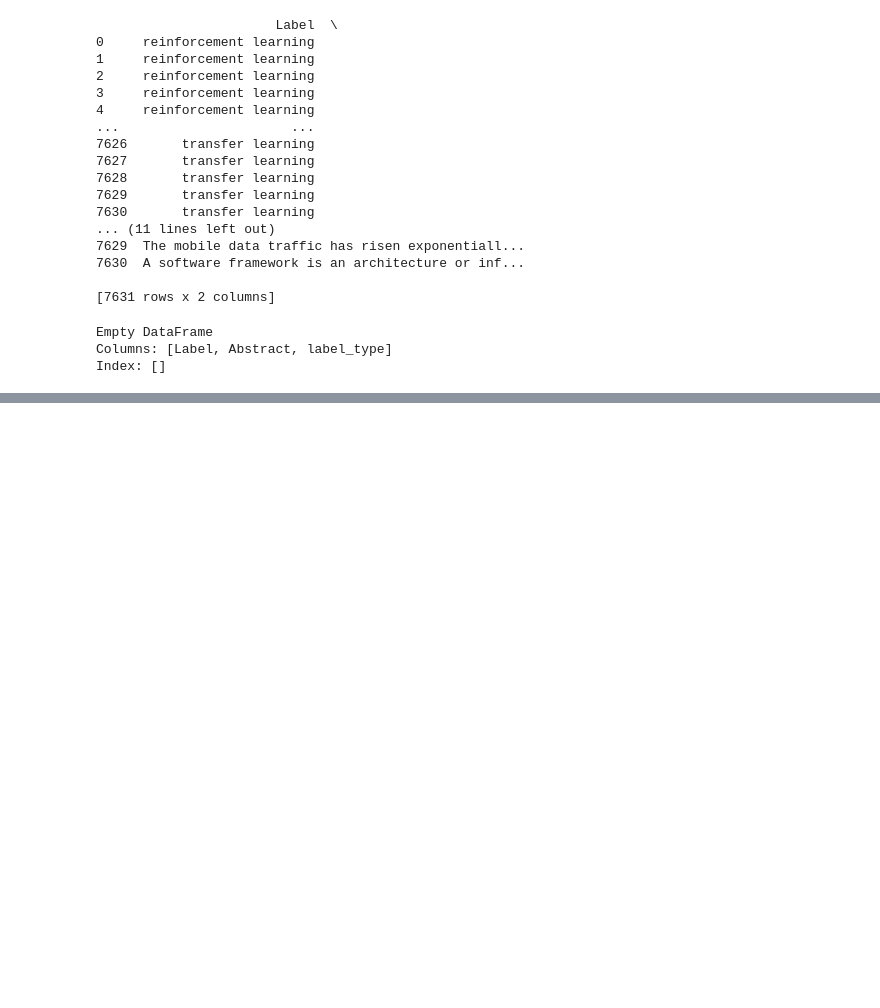
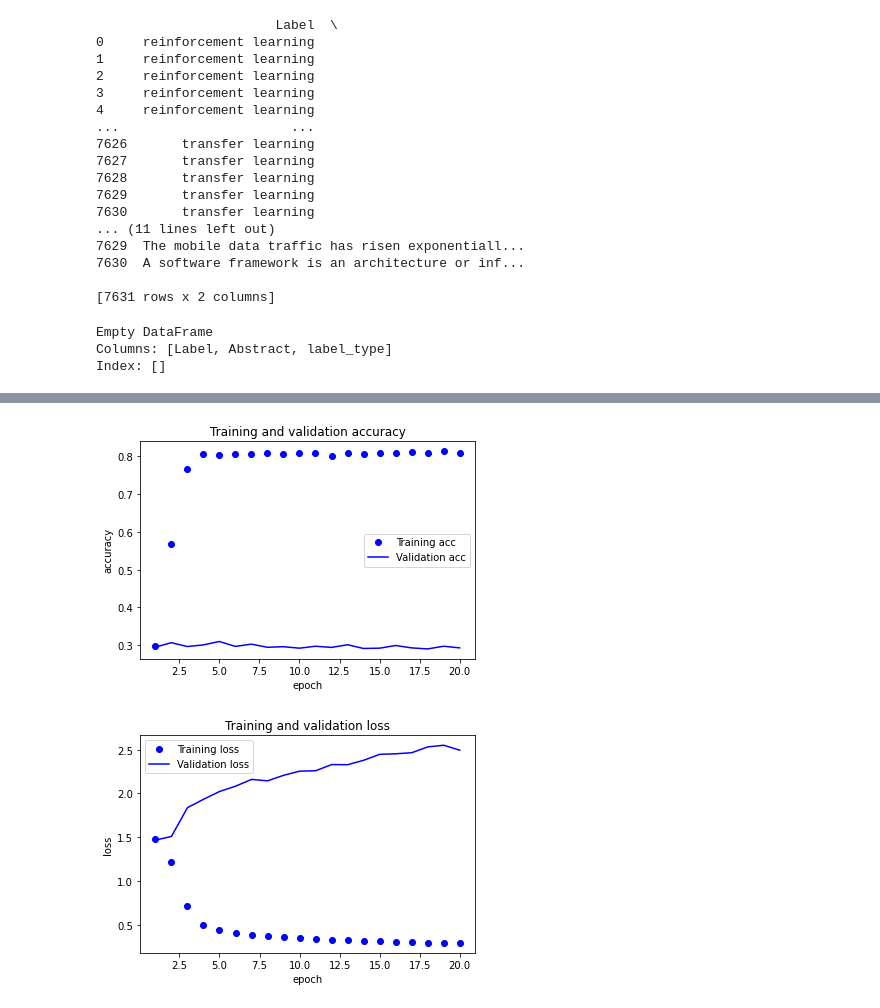
Before and after one commit to OliviaJayeola/ML-document-classificationn, a Jupyter notebook: AIassignment1.ipynb, the cells around one changed output, grey strips where cells are left out. Saved outputs shown, nothing was run; the diff lists cells and outputs as text; code cells hidden in the pictures; blank space fills up the shorter version.

```diff
--- a/AIassignment1.ipynb
+++ b/AIassignment1.ipynb
@@ -139,0 +221,8 @@ Index: []
+# %%
+# as there are 100 values for each word in the glove word embeddings, sequences will be padded to 100
+maxlen = 100
+data = pad_sequences(sequences, maxlen=maxlen)
+
+labels = np.asarray(df['label_type'])
+print(f'Shape of data tensor: {data.shape}') # 7631 rows of sequences with 61 tokens for each sequence (rank 2 tensor)
+print(f'Shape of label tensor: {labels.shape}') # 7631 labels (rank 1 tensor)
@@ -139,0 +685,12 @@ Index: []
+# %%
+from tensorflow.keras import regularizers
+model3 = Sequential()
+model3.add(Embedding(max_words+1, sequence_vector, input_length=sequence_vector)) #input_dim = amount of possible words output_dim = pretrained weights applied to input
+model3.add(Flatten())
+model3.add(Dense(32,activation='relu',kernel_regularizer=regularizers.l2(1e-4)))
+model3.add(Dense(5,activation='softmax'))
+model3.summary()
+
+model3.compile(optimizer='adam', loss= 'sparse_categorical_crossentropy',metrics=['acc'])
+
+history3 = model3.fit(x_train2, y_train, epochs=20, batch_size=32, validation_data=(x_val2, y_val))
@@ -139,0 +715,6 @@ Index: []
+# %%
+model3 = plot_results(history3.history['acc'],history3.history['val_acc'],history3.history['loss'],history3.history['val_loss'])
+model3.results()
+# %% [output]
+[figure, added]
+[figure, added]
```
Also changed, not shown: parts of 40 cells of this notebook.
